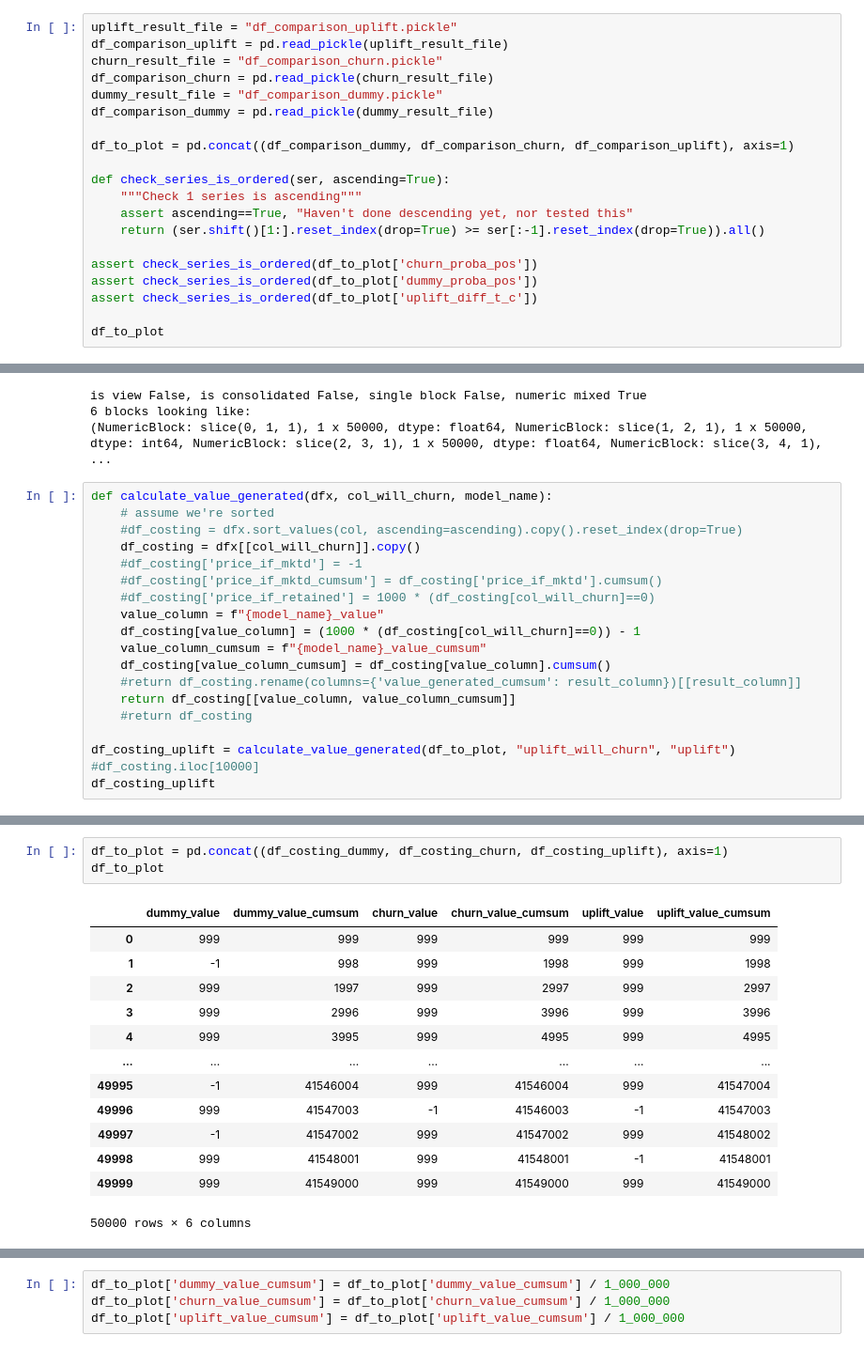
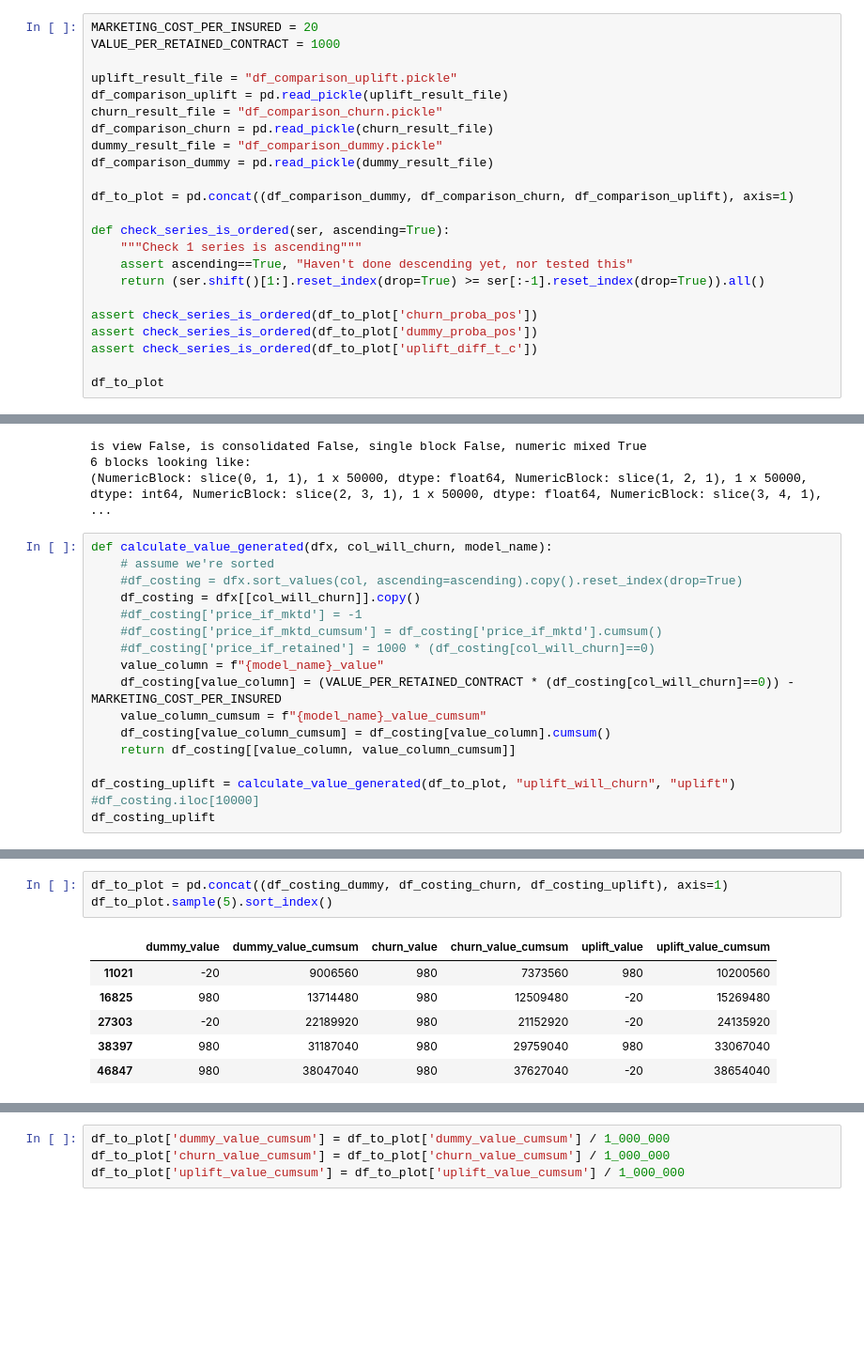
Before and after one commit to ianozsvald/uplift_experiment, a Jupyter notebook: uplift2a_plot_result.ipynb, the cells around one changed output, grey strips where cells are left out. Shown at 94% size. Cells and saved outputs as stored; diff of their text form; blank space fills up the shorter version.

```diff
--- a/uplift2a_plot_result.ipynb
+++ b/uplift2a_plot_result.ipynb
@@ -8,6 +8,9 @@ import matplotlib.pyplot as plt
 from simpler_pandas import apply_labelling, sanity_check, show_df_details
 from labelling import format_to_base_10
 # %%
+MARKETING_COST_PER_INSURED = 20
+VALUE_PER_RETAINED_CONTRACT = 1000
+
 uplift_result_file = "df_comparison_uplift.pickle"
 df_comparison_uplift = pd.read_pickle(uplift_result_file)
 churn_result_file = "df_comparison_churn.pickle"
@@ -57,12 +60,10 @@ def calculate_value_generated(dfx, col_will_churn, model_name):
     #df_costing['price_if_mktd_cumsum'] = df_costing['price_if_mktd'].cumsum()
     #df_costing['price_if_retained'] = 1000 * (df_costing[col_will_churn]==0)
     value_column = f"{model_name}_value"
-    df_costing[value_column] = (1000 * (df_costing[col_will_churn]==0)) - 1
+    df_costing[value_column] = (VALUE_PER_RETAINED_CONTRACT * (df_costing[col_will_churn]==0)) - MARKETING_COST_PER_INSURED
     value_column_cumsum = f"{model_name}_value_cumsum"
     df_costing[value_column_cumsum] = df_costing[value_column].cumsum()
-    #return df_costing.rename(columns={'value_generated_cumsum': result_column})[[result_column]]
     return df_costing[[value_column, value_column_cumsum]]
-    #return df_costing
 
 df_costing_uplift = calculate_value_generated(df_to_plot, "uplift_will_churn", "uplift")
 #df_costing.iloc[10000]
@@ -90,17 +89,10 @@ df_costing_dummy = calculate_value_generated(df_to_plot, "dummy_will_churn", "du
 # %%
 df_to_plot = pd.concat((df_costing_dummy, df_costing_churn, df_costing_uplift), axis=1)
-df_to_plot
+df_to_plot.sample(5).sort_index()
 # %% [output]
 |  | dummy_value | dummy_value_cumsum | churn_value | churn_value_cumsum | uplift_value | uplift_value_cumsum |
-| 0 | 999 | 999 | 999 | 999 | 999 | 999 |
-| 1 | -1 | 998 | 999 | 1998 | 999 | 1998 |
-| 2 | 999 | 1997 | 999 | 2997 | 999 | 2997 |
-| 3 | 999 | 2996 | 999 | 3996 | 999 | 3996 |
-| 4 | 999 | 3995 | 999 | 4995 | 999 | 4995 |
-| ... | ... | ... | ... | ... | ... | ... |
-| 49995 | -1 | 41546004 | 999 | 41546004 | 999 | 41547004 |
-| 49996 | 999 | 41547003 | -1 | 41546003 | -1 | 41547003 |
-| 49997 | -1 | 41547002 | 999 | 41547002 | 999 | 41548002 |
-| 49998 | 999 | 41548001 | 999 | 41548001 | -1 | 41548001 |
-| 49999 | 999 | 41549000 | 999 | 41549000 | 999 | 41549000 |
+| 11021 | -20 | 9006560 | 980 | 7373560 | 980 | 10200560 |
+| 16825 | 980 | 13714480 | 980 | 12509480 | -20 | 15269480 |
+| 27303 | -20 | 22189920 | 980 | 21152920 | -20 | 24135920 |
+| 38397 | 980 | 31187040 | 980 | 29759040 | 980 | 33067040 |
+| 46847 | 980 | 38047040 | 980 | 37627040 | -20 | 38654040 |
-50000 rows × 6 columns
```
Also changed, not shown: parts of 11 cells of this notebook, 3 other files.
